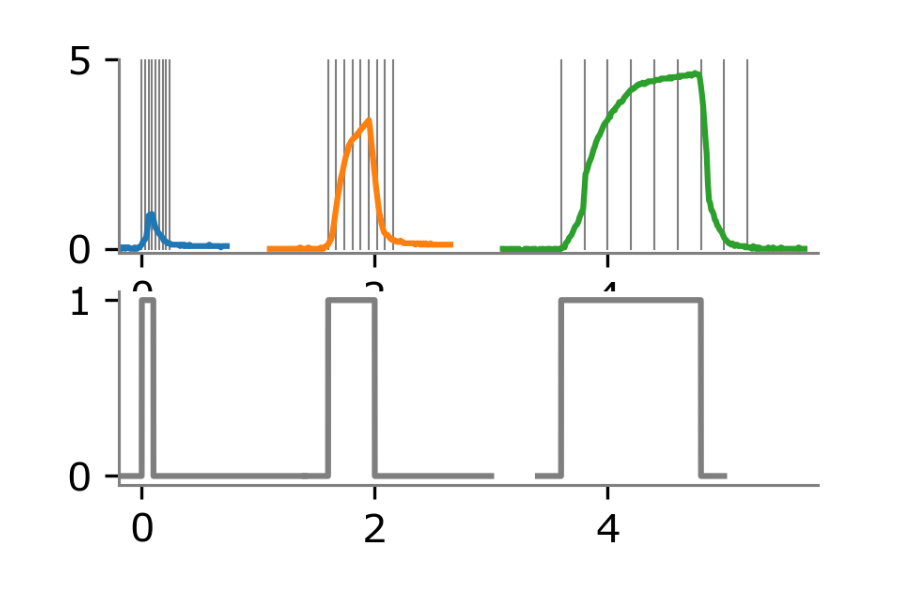
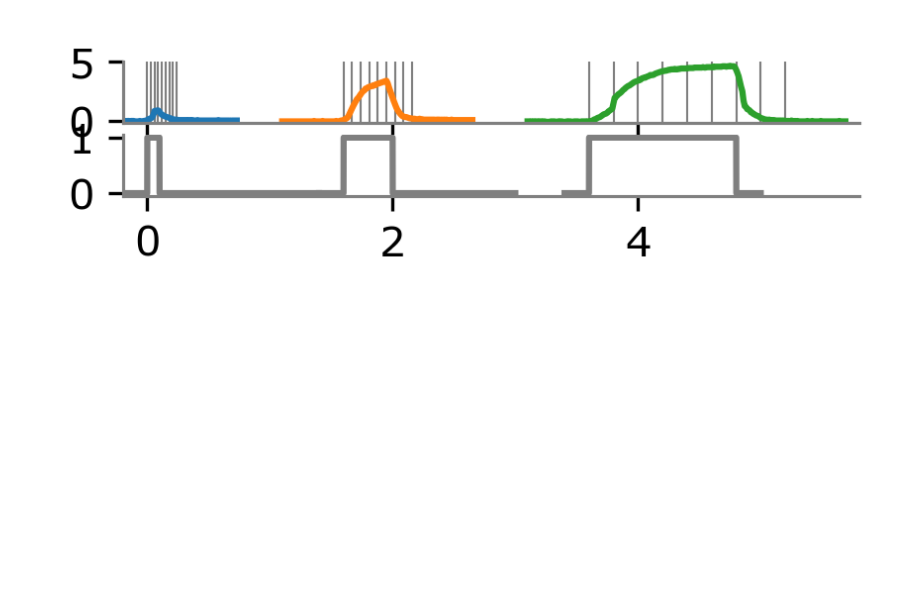
Before and after one commit to maxwellre/pycode, a Jupyter notebook: BioTacAnalysis/VisualBiotacElectrode.ipynb, the cells around one changed output. Drawn from its saved outputs; the diff is of its cells as text; code cells hidden in the pictures; blank space fills up the shorter version.

Commit message:
Correct figure ratio

```diff
--- a/BioTacAnalysis/VisualBiotacElectrode.ipynb
+++ b/BioTacAnalysis/VisualBiotacElectrode.ipynb
@@ -513,35 +501,35 @@ def plotPressureSignal(dictin, ax, tindMargin=50, tShfit=0, yMax=5):
 
     frameNum = len(dictin['tind'])
     for i in range(frameNum):
         ax.plot(dictin['t'][[dictin['tind'][i], dictin['tind'][i]]] + tShfit, [0, yMax], 'tab:grey', lw=0.5)
 
     ax.plot(dictin['t'][indRange[0]:indRange[1]] + tShfit, ydata)
     ax.set_ylim([-0.1, yMax])
 
 def plotCtrlSignal(ax, tOn=100, tMargin=200, tShift=0):
     segLen = 1600
     y = np.zeros((segLen,1))
     y[tMargin:tMargin+tOn] = 1
     x = np.arange(segLen)
     ax.plot((x + tShift - tMargin)/1000, y, 'tab:grey')
 
 
-fig0, axes = plt.subplots(2, 1, dpi=300, figsize=(3.2, 2.0))
+fig0, axes = plt.subplots(2, 1, dpi=300, figsize=(3.2, 0.6))
 plotPressureSignal(Act60v100c100, axes[0])
 plotPressureSignal(Act60v100c400, axes[0], tShfit=1.6)
 plotPressureSignal(Act60v100c1200, axes[0], tShfit=3.6)
 
 axes[0].set_xlim([-0.2, 5.8])
 
 plotCtrlSignal(axes[1], tOn=100, tShift=0)
 plotCtrlSignal(axes[1], tOn=400, tShift=1600)
 plotCtrlSignal(axes[1], tOn=1200, tShift=3600)
 
 axes[1].set_xlim([-0.2, 5.8])
 
 fig0.savefig("CombineAllSignals.pdf", bbox_inches='tight', dpi=300)
 # %% [output]
-[figure, old version]
+[figure, new version]
 # %%
 # measureDataPath = ".\Data2022.06.26"
 # root = 'Act110mm1.8mL'; fileName = 'v100c1200d4000t2.btd.csv'
```
Also changed, not shown: parts of 3 cells of this notebook.
